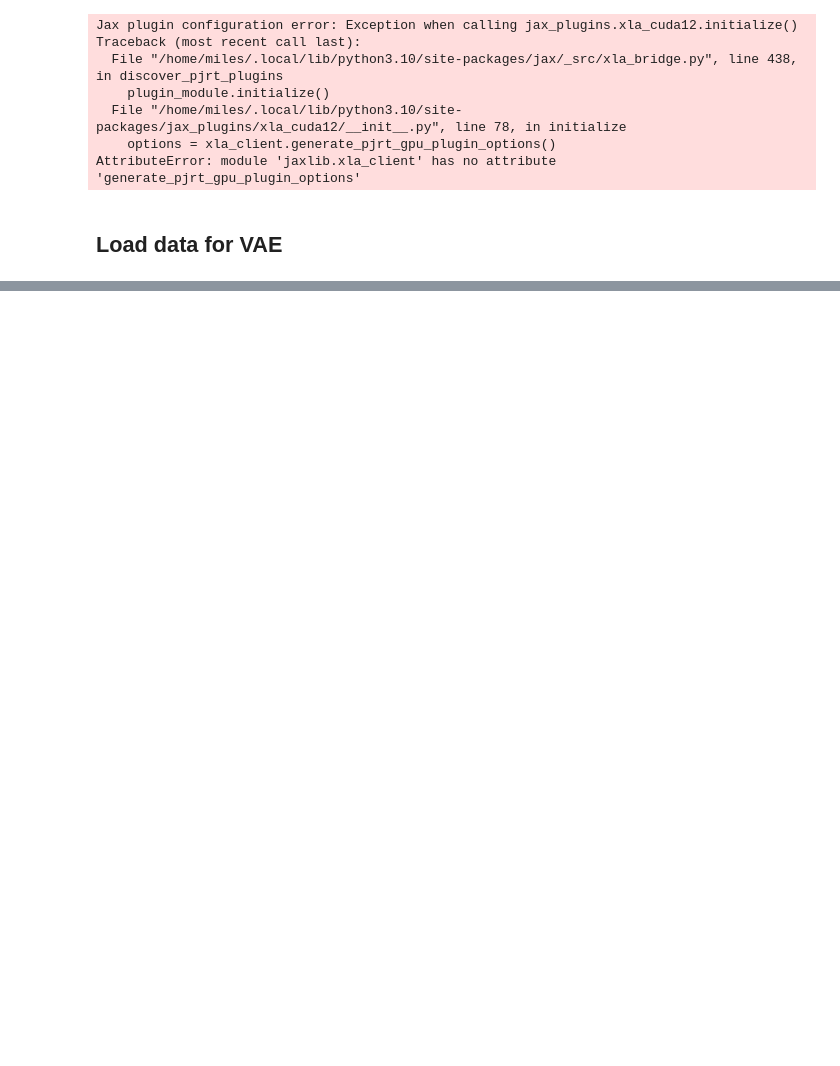
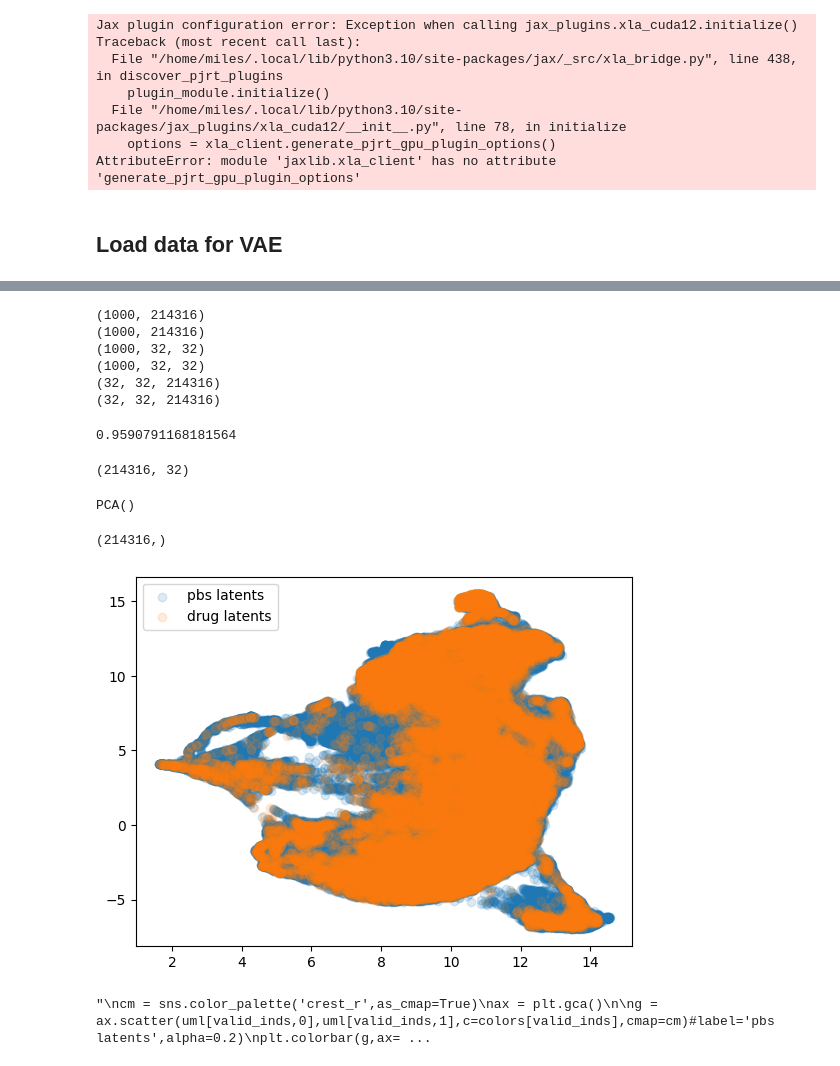
Before and after one commit to mdmarti/Bubblewrap_densities, a Jupyter notebook: budgie_warble_wrap.ipynb, the cells around one changed output, grey strips where cells are left out. Cells and saved outputs as stored; diff of their text form; code cells hidden in the pictures; blank space fills up the shorter version.

Commit message:
adding in bubblewrap changes, analysis notebooks

```diff
--- a/budgie_warble_wrap.ipynb
+++ b/budgie_warble_wrap.ipynb
@@ -143,0 +255,2 @@ print(glob.glob(os.path.join(fullPath,conditions[0])))
+# %%
+pb_lats = [np.vstack(embed_vocalizations(model,p,{'audio':wav,'rois':time})) for wav,time in zip(wavs_pbs,times_pbs)]
@@ -143,0 +312,4 @@ print(glob.glob(os.path.join(fullPath,conditions[0])))
+# %%
+bound_pbs = bw.get_fisher_ub()
+bw_drug = bubblewrap_data(drug_lats[0])
+bound_drug = bw_drug.get_fisher_ub()
@@ -143,0 +357,45 @@ print(glob.glob(os.path.join(fullPath,conditions[0])))
+# %%
+all_pbs = np.vstack([drug_probs_pbs,pbs_probs_pbs]).T
+all_drug = np.vstack([drug_probs_drug,pbs_probs_drug]).T
+precs_pbs = bw._get_precision()#.transpose(2,1,0)[None,...]
+precs_drug = bw_drug._get_precision()#.transpose(2,1,0)[None,...]
+print(all_drug.shape)
+print(all_pbs.shape)
+print(precs_pbs.shape)
+print(precs_drug.shape)
+
+precs_pbs = precs_pbs.transpose(1,2,0) @ all_pbs
+precs_drug = precs_drug.transpose(1,2,0)@all_drug
+print(precs_pbs.shape)
+print(precs_drug.shape)
+fishers_pbs,fishers_drug = np.trace(precs_pbs),np.trace(precs_drug)
+# %% [output]
+(1000, 214316)
+(1000, 214316)
+(1000, 32, 32)
+(1000, 32, 32)
+(32, 32, 214316)
+(32, 32, 214316)
+# %%
+colors = np.log(fishers_pbs/fishers_drug)
+valid_inds = np.argwhere(1- np.isnan(colors))
+
+print(len(valid_inds)/len(colors))
+# %% [output]
+0.9590791168181564
+# %%
+import umap #import UMAP
+
+all_lats = np.vstack([drug_lats[0],pb_lats[0]])
+print(all_lats.shape)
+um = umap.UMAP(n_components=2,n_neighbors=15)
+uml = um.fit_transform(all_lats)
+# %% [output]
+(214316, 32)
+# %%
+from sklearn.decomposition import PCA
+
+pca = PCA()
+pca.fit(np.vstack([drug_lats[0],pb_lats[0]]))
+# %% [output]
+PCA()
@@ -143,0 +405,29 @@ print(glob.glob(os.path.join(fullPath,conditions[0])))
+# %%
+%matplotlib inline
+import matplotlib.pyplot as plt
+import seaborn as sns
+inds = np.hstack([np.ones((drug_lats[0].shape[0],)),2*np.ones((pb_lats[0].shape[0],))])
+print(inds.shape)
+ax = plt.gca()
+
+ax.scatter(uml[inds==2,0],uml[inds==2,1],color='tab:blue',label='pbs latents',alpha=0.15)
+
+ax.scatter(uml[inds==1,0],uml[inds==1,1],color='tab:orange',label='drug latents',alpha=0.15)
+plt.legend()
+plt.show()
+plt.close()
+
+"""
+cm = sns.color_palette('crest_r',as_cmap=True)
+ax = plt.gca()
+
+g = ax.scatter(uml[valid_inds,0],uml[valid_inds,1],c=colors[valid_inds],cmap=cm)#label='pbs latents',alpha=0.2)
+plt.colorbar(g,ax=ax)
+#ax.scatter(uml[inds==1,0],uml[inds==1,1],color='tab:orange',label='drug latents',alpha=0.2)
+plt.show()
+plt.close()
+"""
+# %% [output]
+(214316,)
+[figure, added]
+"\ncm = sns.color_palette('crest_r',as_cmap=True)\nax = plt.gca()\n\ng = ax.scatter(uml[valid_inds,0],uml[valid_inds,1],c=colors[valid_inds],cmap=cm)#label='pbs latents',alpha=0.2)\nplt.colorbar(g,ax= ...
```
Also changed, not shown: parts of 37 cells of this notebook, 3 other files.
